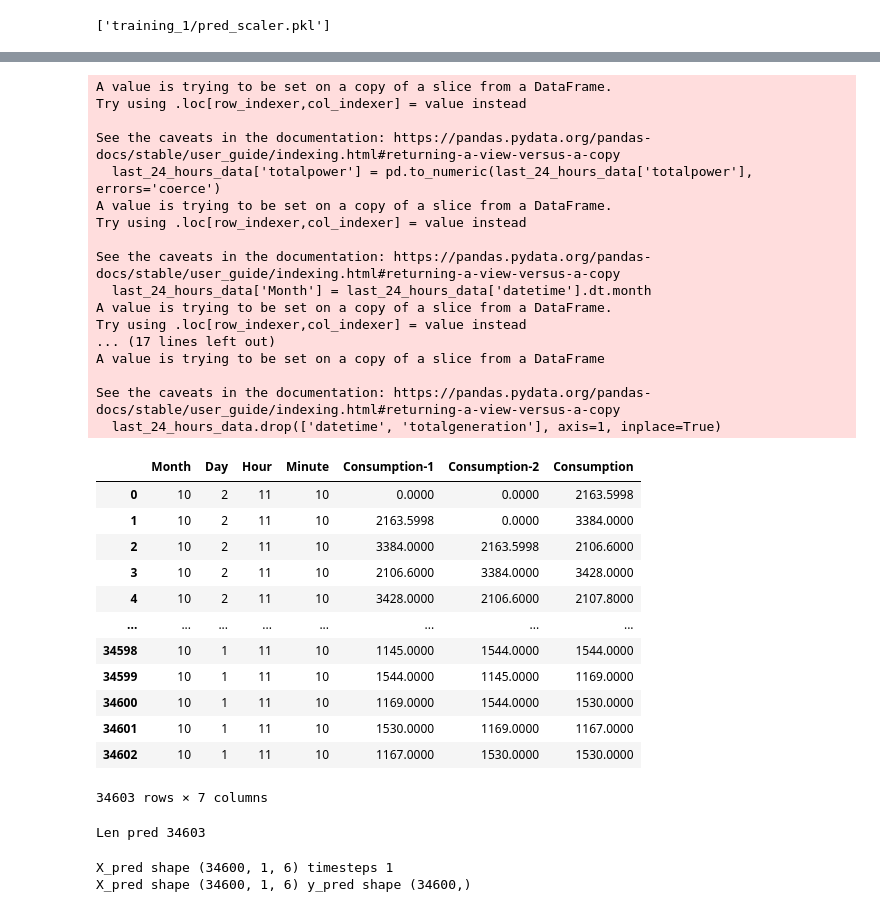
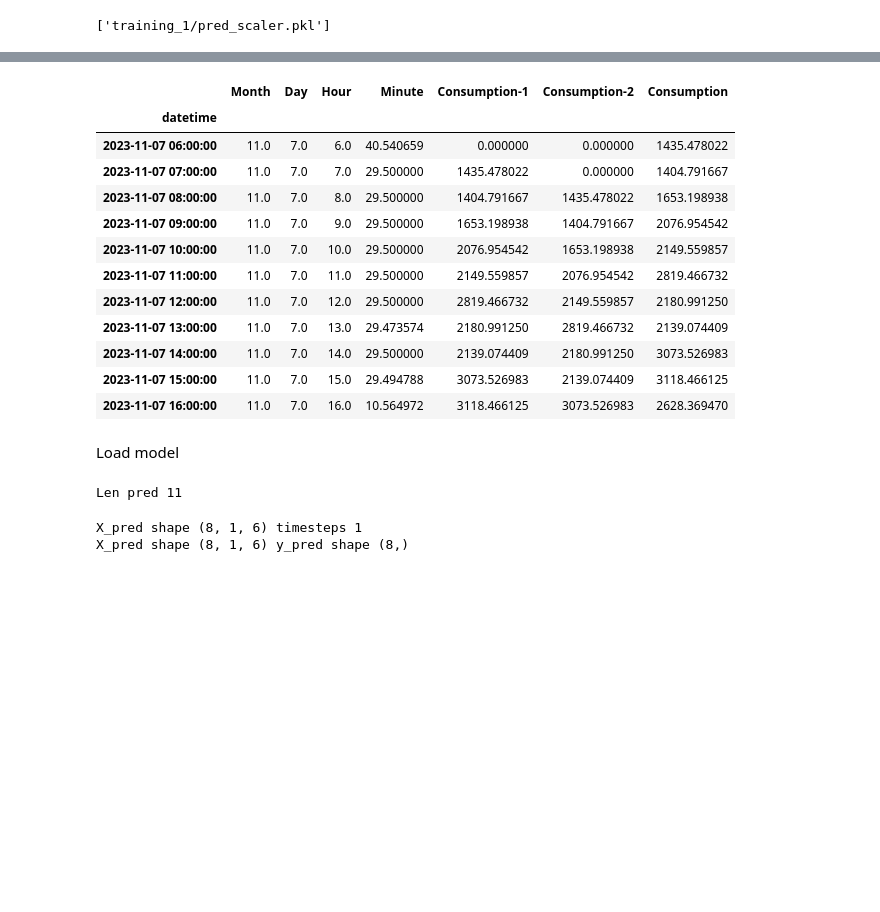
Before and after one commit to rafaeldpsilva/iot-building-monitoring, a Jupyter notebook: model.ipynb, the cells around one changed output, grey strips where cells are left out. Drawn from its saved outputs; the diff is of its cells as text; code cells hidden in the pictures; blank space fills up the shorter version.

```diff
--- a/model.ipynb
+++ b/model.ipynb
@@ -282,68 +282,58 @@ plt.show()
 # %%
-from datetime import timedelta
 import pandas as pd
 from database.BuildingRepository import BuildingRepository
+from datetime import datetime, timedelta
 
 building_repo = BuildingRepository()
-df_test = pd.DataFrame(building_repo.get_totalpower_col())
+df_test = pd.DataFrame(building_repo.get_power_historic(datetime.now()-timedelta(hours=10)))
 df_test = df_test.drop("_id", axis=1)
 
 df_test['datetime'] = pd.to_datetime(df_test['datetime'])
 # Calculate the datetime for 24 hours ago from the current time
 current_time = df_test['datetime'].max()
 twenty_four_hours_ago = current_time - timedelta(hours=24)
 
 # Filter the DataFrame to get only the rows for the last 24 hours
 last_24_hours_data = df_test[df_test['datetime'] >= twenty_four_hours_ago]
 
 last_24_hours_data['totalpower'] = pd.to_numeric(last_24_hours_data['totalpower'], errors='coerce')
 last_24_hours_data['Month'] = last_24_hours_data['datetime'].dt.month
 last_24_hours_data['Day'] = last_24_hours_data['datetime'].dt.day
 last_24_hours_data['Hour'] = last_24_hours_data['datetime'].dt.hour
 last_24_hours_data['Minute'] = last_24_hours_data['datetime'].dt.minute
 
 last_24_hours_data.rename(columns={'totalpower': 'Consumption'}, inplace=True)
-last_24_hours_data.drop(['datetime', 'totalgeneration'], axis=1, inplace=True)
+
+last_24_hours_data['datetime'] = pd.to_datetime(last_24_hours_data['datetime'], format='%Y-%m-%d %H:%M:%S', dayfirst=True)
+last_24_hours_data.set_index("datetime", inplace=True)
+last_24_hours_data = last_24_hours_data.resample('1H').mean()
+
+last_24_hours_data.drop(['totalgeneration'], axis=1, inplace=True)
 
 last_24_hours_data = last_24_hours_data.dropna()
 last_24_hours_data['Consumption-1'] = last_24_hours_data['Consumption'].shift(1)
 last_24_hours_data.loc[last_24_hours_data['Day'] != last_24_hours_data['Day'].shift(1), 'Consumption-1'] = 0
 last_24_hours_data['Consumption-2'] = last_24_hours_data['Consumption'].shift(2)
 last_24_hours_data.loc[last_24_hours_data['Day'] != last_24_hours_data['Day'].shift(2), 'Consumption-2'] = 0
 #last_24_hours_data = last_24_hours_data[['Month', 'Day', 'Hour', 'Consumption-1', 'Consumption-2', 'Consumption']]
 last_24_hours_data = last_24_hours_data[['Month', 'Day', 'Hour', 'Minute', 'Consumption-1', 'Consumption-2', 'Consumption']]
 last_24_hours_data
 # %% [output]
-A value is trying to be set on a copy of a slice from a DataFrame.
-Try using .loc[row_indexer,col_indexer] = value instead
-
-See the caveats in the documentation: https://pandas.pydata.org/pandas-docs/stable/user_guide/indexing.html#returning-a-view-versus-a-copy
-  last_24_hours_data['totalpower'] = pd.to_numeric(last_24_hours_data['totalpower'], errors='coerce')
-A value is trying to be set on a copy of a slice from a DataFrame.
-Try using .loc[row_indexer,col_indexer] = value instead
-
-See the caveats in the documentation: https://pandas.pydata.org/pandas-docs/stable/user_guide/indexing.html#returning-a-view-versus-a-copy
-  last_24_hours_data['Month'] = last_24_hours_data['datetime'].dt.month
-A value is trying to be set on a copy of a slice from a DataFrame.
-Try using .loc[row_indexer,col_indexer] = value instead
-... (17 lines left out)
-A value is trying to be set on a copy of a slice from a DataFrame
-
-See the caveats in the documentation: https://pandas.pydata.org/pandas-docs/stable/user_guide/indexing.html#returning-a-view-versus-a-copy
-  last_24_hours_data.drop(['datetime', 'totalgeneration'], axis=1, inplace=True)
 |  | Month | Day | Hour | Minute | Consumption-1 | Consumption-2 | Consumption |
-| 0 | 10 | 2 | 11 | 10 | 0.0000 | 0.0000 | 2163.5998 |
-| 1 | 10 | 2 | 11 | 10 | 2163.5998 | 0.0000 | 3384.0000 |
-| 2 | 10 | 2 | 11 | 10 | 3384.0000 | 2163.5998 | 2106.6000 |
-| 3 | 10 | 2 | 11 | 10 | 2106.6000 | 3384.0000 | 3428.0000 |
-| 4 | 10 | 2 | 11 | 10 | 3428.0000 | 2106.6000 | 2107.8000 |
-| ... | ... | ... | ... | ... | ... | ... | ... |
-| 34598 | 10 | 1 | 11 | 10 | 1145.0000 | 1544.0000 | 1544.0000 |
-| 34599 | 10 | 1 | 11 | 10 | 1544.0000 | 1145.0000 | 1169.0000 |
-| 34600 | 10 | 1 | 11 | 10 | 1169.0000 | 1544.0000 | 1530.0000 |
-| 34601 | 10 | 1 | 11 | 10 | 1530.0000 | 1169.0000 | 1167.0000 |
-| 34602 | 10 | 1 | 11 | 10 | 1167.0000 | 1530.0000 | 1530.0000 |
+| datetime |  |  |  |  |  |  |  |
+| 2023-11-07 06:00:00 | 11.0 | 7.0 | 6.0 | 40.540659 | 0.000000 | 0.000000 | 1435.478022 |
+| 2023-11-07 07:00:00 | 11.0 | 7.0 | 7.0 | 29.500000 | 1435.478022 | 0.000000 | 1404.791667 |
+| 2023-11-07 08:00:00 | 11.0 | 7.0 | 8.0 | 29.500000 | 1404.791667 | 1435.478022 | 1653.198938 |
+| 2023-11-07 09:00:00 | 11.0 | 7.0 | 9.0 | 29.500000 | 1653.198938 | 1404.791667 | 2076.954542 |
+| 2023-11-07 10:00:00 | 11.0 | 7.0 | 10.0 | 29.500000 | 2076.954542 | 1653.198938 | 2149.559857 |
+| 2023-11-07 11:00:00 | 11.0 | 7.0 | 11.0 | 29.500000 | 2149.559857 | 2076.954542 | 2819.466732 |
+| 2023-11-07 12:00:00 | 11.0 | 7.0 | 12.0 | 29.500000 | 2819.466732 | 2149.559857 | 2180.991250 |
+| 2023-11-07 13:00:00 | 11.0 | 7.0 | 13.0 | 29.473574 | 2180.991250 | 2819.466732 | 2139.074409 |
+| 2023-11-07 14:00:00 | 11.0 | 7.0 | 14.0 | 29.500000 | 2139.074409 | 2180.991250 | 3073.526983 |
+| 2023-11-07 15:00:00 | 11.0 | 7.0 | 15.0 | 29.494788 | 3073.526983 | 2139.074409 | 3118.466125 |
+| 2023-11-07 16:00:00 | 11.0 | 7.0 | 16.0 | 10.564972 | 3118.466125 | 3073.526983 | 2628.369470 |
-34603 rows × 7 columns
+# %% [markdown]
+Load model
 # %%
 import joblib
 
@@ -355,7 +345,7 @@ df_scaled = scaler_test.fit_transform(last_24_hours_data)
 
 print("Len pred", int(len(df_scaled)))
 # %% [output]
-Len pred 34603
+Len pred 11
 # %%
 import numpy as np
 timesteps = 1
@@ -376,8 +366,8 @@ X_pred = np.reshape(X_pred, (X_pred.shape[0], timesteps, X_pred.shape[2]))
 
 print("X_pred shape", X_pred.shape, "y_pred shape", y.shape)
 # %% [output]
-X_pred shape (34600, 1, 6) timesteps 1
-X_pred shape (34600, 1, 6) y_pred shape (34600,)
+X_pred shape (8, 1, 6) timesteps 1
+X_pred shape (8, 1, 6) y_pred shape (8,)
 # %%
 model
 # %% [output]
```
Also changed, not shown: parts of 18 cells of this notebook, 14 other files.
